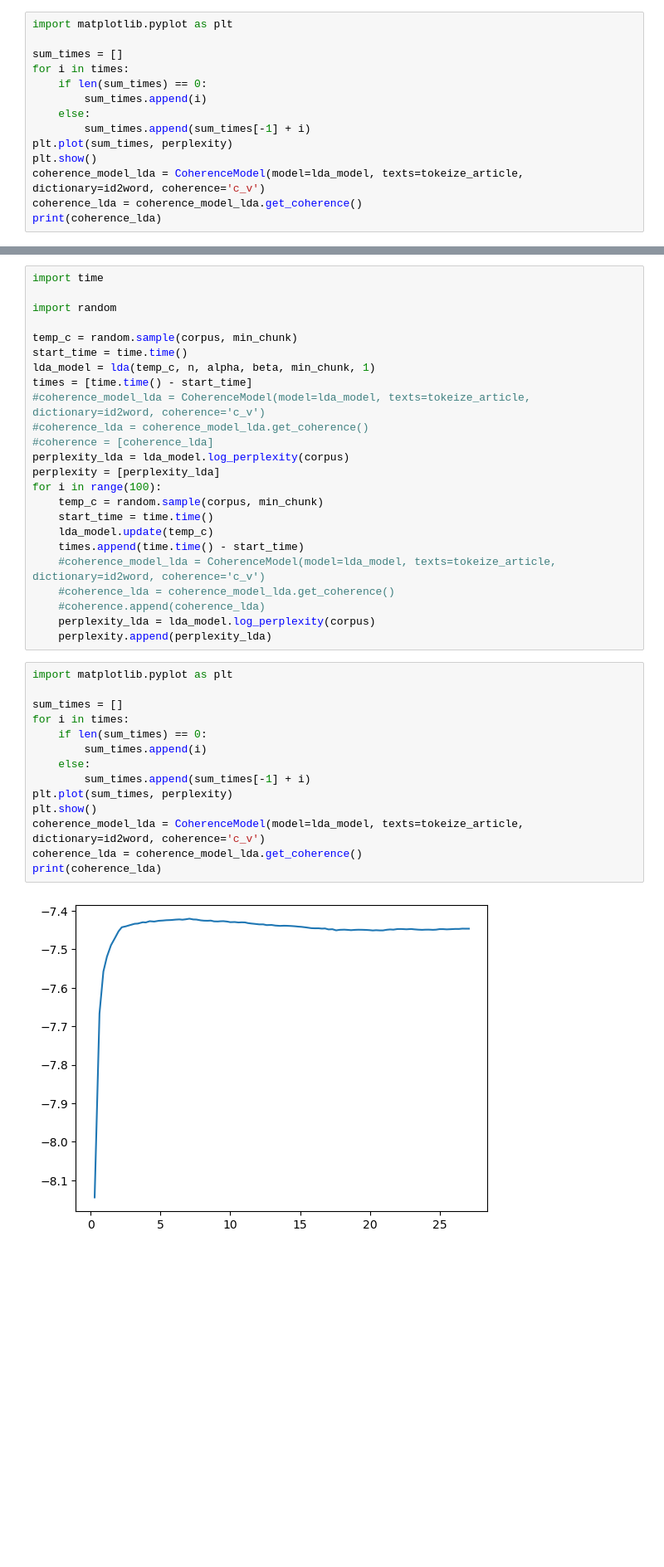
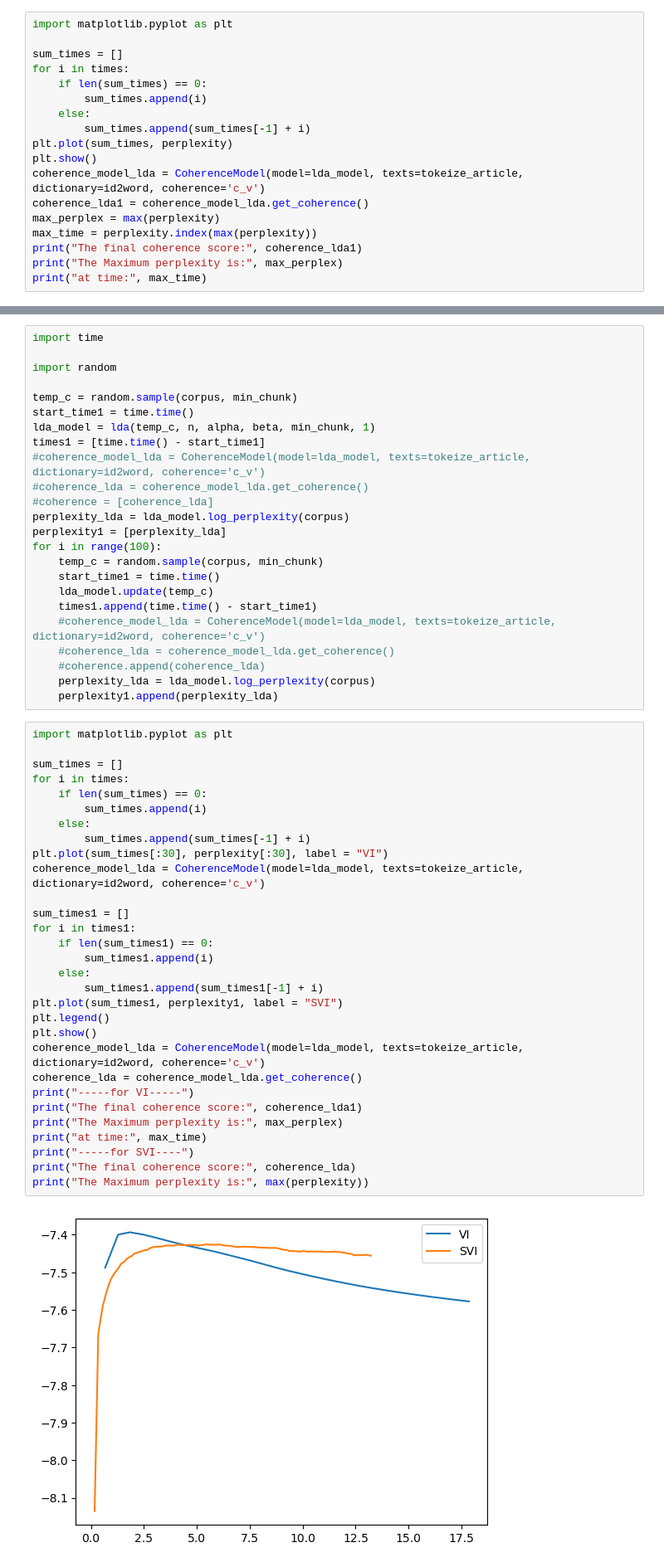
Before and after one commit to anthony-basnight/CSCI4962Project, a Jupyter notebook: KaggleLDA copy.ipynb, the cells around one changed output, grey strips where cells are left out. Shown at 83% size. Cells and saved outputs as stored; diff of their text form; blank space fills up the shorter version.

```diff
--- a/KaggleLDA copy.ipynb
+++ b/KaggleLDA copy.ipynb
@@ -663,6 +663,10 @@ for i in times:
 plt.plot(sum_times, perplexity)
 plt.show()
 coherence_model_lda = CoherenceModel(model=lda_model, texts=tokeize_article, dictionary=id2word, coherence='c_v')
-coherence_lda = coherence_model_lda.get_coherence()
-print(coherence_lda)
+coherence_lda1 = coherence_model_lda.get_coherence()
+max_perplex = max(perplexity)
+max_time = perplexity.index(max(perplexity))
+print("The final coherence score:", coherence_lda1)
+print("The Maximum perplexity is:", max_perplex)
+print("at time:", max_time)
 # %% [output]
@@ -674,37 +680,53 @@ import time
 import random
 
 temp_c = random.sample(corpus, min_chunk)
-start_time = time.time()
+start_time1 = time.time()
 lda_model = lda(temp_c, n, alpha, beta, min_chunk, 1)
-times = [time.time() - start_time]
+times1 = [time.time() - start_time1]
 #coherence_model_lda = CoherenceModel(model=lda_model, texts=tokeize_article, dictionary=id2word, coherence='c_v')
 #coherence_lda = coherence_model_lda.get_coherence()
 #coherence = [coherence_lda]
 perplexity_lda = lda_model.log_perplexity(corpus)
-perplexity = [perplexity_lda]
+perplexity1 = [perplexity_lda]
 for i in range(100):
     temp_c = random.sample(corpus, min_chunk)
-    start_time = time.time()
+    start_time1 = time.time()
     lda_model.update(temp_c)
-    times.append(time.time() - start_time)
+    times1.append(time.time() - start_time1)
     #coherence_model_lda = CoherenceModel(model=lda_model, texts=tokeize_article, dictionary=id2word, coherence='c_v')
     #coherence_lda = coherence_model_lda.get_coherence()
     #coherence.append(coherence_lda)
     perplexity_lda = lda_model.log_perplexity(corpus)
-    perplexity.append(perplexity_lda)
+    perplexity1.append(perplexity_lda)
 # %%
 import matplotlib.pyplot as plt
 
 sum_times = []
 for i in times:
     if len(sum_times) == 0:
         sum_times.append(i)
     else:
         sum_times.append(sum_times[-1] + i)
-plt.plot(sum_times, perplexity)
+plt.plot(sum_times[:30], perplexity[:30], label = "VI")
+coherence_model_lda = CoherenceModel(model=lda_model, texts=tokeize_article, dictionary=id2word, coherence='c_v')
+
+sum_times1 = []
+for i in times1:
+    if len(sum_times1) == 0:
+        sum_times1.append(i)
+    else:
+        sum_times1.append(sum_times1[-1] + i)
+plt.plot(sum_times1, perplexity1, label = "SVI")
+plt.legend()
 plt.show()
 coherence_model_lda = CoherenceModel(model=lda_model, texts=tokeize_article, dictionary=id2word, coherence='c_v')
 coherence_lda = coherence_model_lda.get_coherence()
-print(coherence_lda)
+print("-----for VI-----")
+print("The final coherence score:", coherence_lda1)
+print("The Maximum perplexity is:", max_perplex)
+print("at time:", max_time)
+print("-----for SVI----")
+print("The final coherence score:", coherence_lda)
+print("The Maximum perplexity is:", max(perplexity))
 # %% [output]
-[figure, old version]
+[figure, new version]
```
Also changed, not shown: parts of 8 cells of this notebook.
